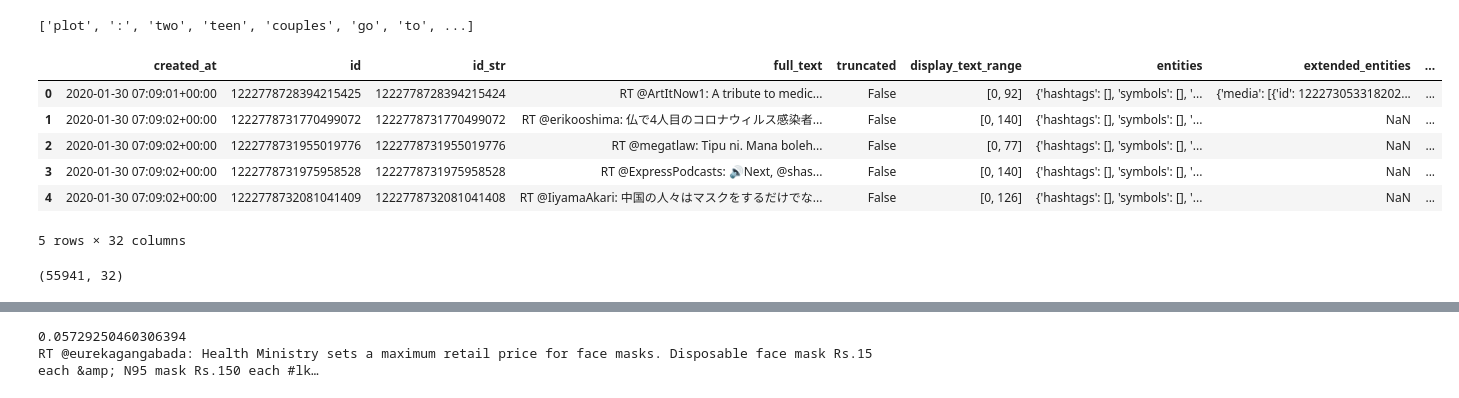
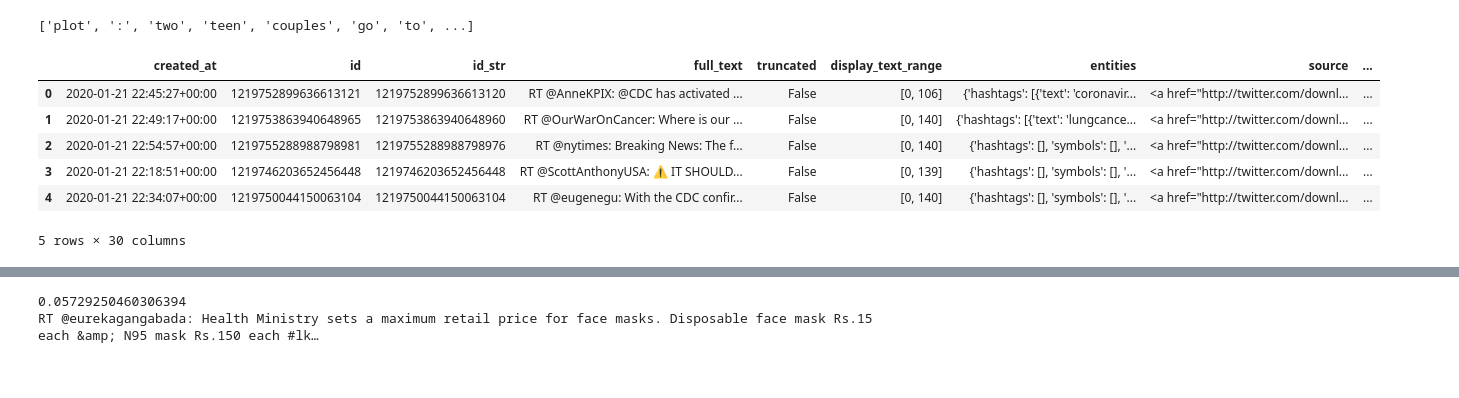
Before and after one commit to Jae-Ro/covid-19, a Jupyter notebook: Twitter Data Descriptive Analysis.ipynb, the cells around one changed output, grey strips where cells are left out. Cells and saved outputs as stored; diff of their text form; code cells hidden in the pictures.

```diff
--- a/Twitter Data Descriptive Analysis.ipynb
+++ b/Twitter Data Descriptive Analysis.ipynb
@@ -17,17 +17,13 @@ print(movie_reviews.words())
 # %% [output]
 ['plot', ':', 'two', 'teen', 'couples', 'go', 'to', ...]
 # %%
-df_covid = pd.read_json('./Sample_Tweets/coronavirus-tweet-id-2020-01-30-07.jsonl',lines=True)
+df_covid = pd.read_json('./Sample_Tweets/01_2020/coronavirus-tweet-id-2020-01-21-22.jsonl', lines=True)
 df_covid.head()
 # %% [output]
-|  | created_at | id | id_str | full_text | truncated | display_text_range | entities | extended_entities | ... |
-| 0 | 2020-01-30 07:09:01+00:00 | 1222778728394215425 | 1222778728394215424 | RT @ArtItNow1: A tribute to medic... | False | [0, 92] | {'hashtags': [], 'symbols': [], '... | {'media': [{'id': 122273053318202... | ... |
-| 1 | 2020-01-30 07:09:02+00:00 | 1222778731770499072 | 1222778731770499072 | RT @erikooshima: 仏で4人目のコロナウィルス感染者... | False | [0, 140] | {'hashtags': [], 'symbols': [], '... | NaN | ... |
-| 2 | 2020-01-30 07:09:02+00:00 | 1222778731955019776 | 1222778731955019776 | RT @megatlaw: Tipu ni. Mana boleh... | False | [0, 77] | {'hashtags': [], 'symbols': [], '... | NaN | ... |
-| 3 | 2020-01-30 07:09:02+00:00 | 1222778731975958528 | 1222778731975958528 | RT @ExpressPodcasts: 🔊Next, @shas... | False | [0, 140] | {'hashtags': [], 'symbols': [], '... | NaN | ... |
-| 4 | 2020-01-30 07:09:02+00:00 | 1222778732081041409 | 1222778732081041408 | RT @IiyamaAkari: 中国の人々はマスクをするだけでな... | False | [0, 126] | {'hashtags': [], 'symbols': [], '... | NaN | ... |
+|  | created_at | id | id_str | full_text | truncated | display_text_range | entities | source | ... |
+| 0 | 2020-01-21 22:45:27+00:00 | 1219752899636613121 | 1219752899636613120 | RT @AnneKPIX: @CDC has activated ... | False | [0, 106] | {'hashtags': [{'text': 'coronavir... | <a href="http://twitter.com/downl... | ... |
+| 1 | 2020-01-21 22:49:17+00:00 | 1219753863940648965 | 1219753863940648960 | RT @OurWarOnCancer: Where is our ... | False | [0, 140] | {'hashtags': [{'text': 'lungcance... | <a href="http://twitter.com/downl... | ... |
+| 2 | 2020-01-21 22:54:57+00:00 | 1219755288988798981 | 1219755288988798976 | RT @nytimes: Breaking News: The f... | False | [0, 140] | {'hashtags': [], 'symbols': [], '... | <a href="http://twitter.com/downl... | ... |
+| 3 | 2020-01-21 22:18:51+00:00 | 1219746203652456448 | 1219746203652456448 | RT @ScottAnthonyUSA: ⚠️ IT SHOULD... | False | [0, 139] | {'hashtags': [], 'symbols': [], '... | <a href="http://twitter.com/downl... | ... |
+| 4 | 2020-01-21 22:34:07+00:00 | 1219750044150063104 | 1219750044150063104 | RT @eugenegu: With the CDC confir... | False | [0, 140] | {'hashtags': [], 'symbols': [], '... | <a href="http://twitter.com/downl... | ... |
-5 rows × 32 columns
+5 rows × 30 columns
-# %%
-print(df_covid.shape)
-# %% [output]
-(55941, 32)
```
Also changed, not shown: parts of 3 cells of this notebook, 6 other files.
